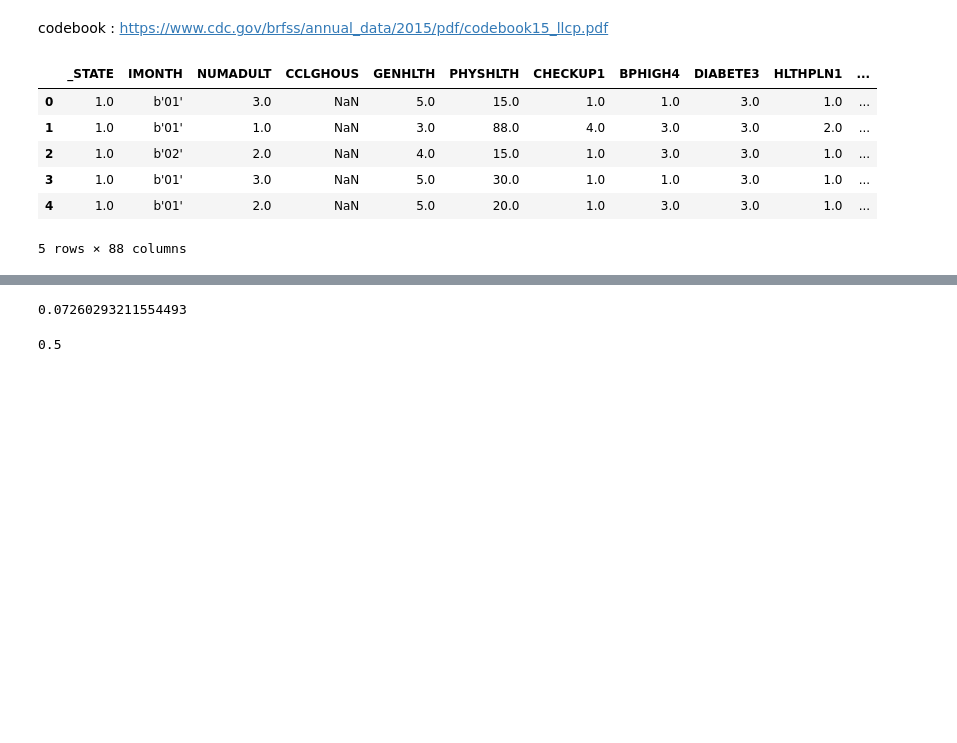
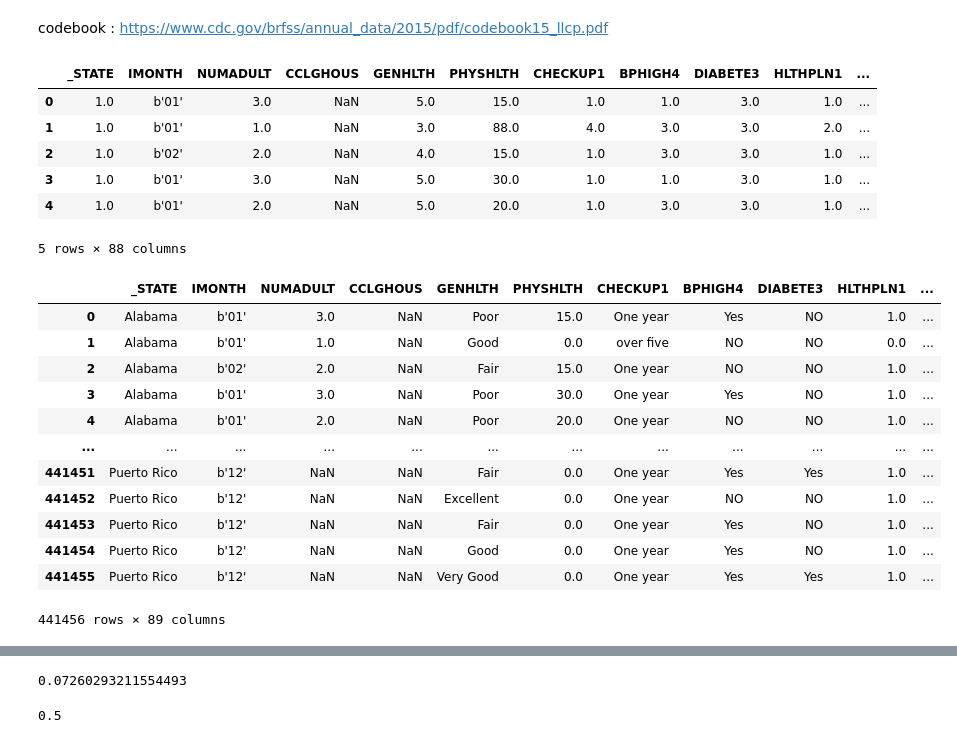
Before and after one commit to fyre87/TeamTeam_Stat303, a Jupyter notebook: LassoArchive.ipynb, the cells around one changed output, grey strips where cells are left out. Saved outputs shown, nothing was run; the diff lists cells and outputs as text; code cells hidden in the pictures; blank space fills up the shorter version.

```diff
--- a/LassoArchive.ipynb
+++ b/LassoArchive.ipynb
@@ -129,33 +129,50 @@ clean.loc[(clean.WEIGHT2 == 9999),'WEIGHT2']=np.nan
 clean['WEIGHT2'] = np.where((clean['WEIGHT2'] >= 9000),
                                np.mod(clean['WEIGHT2'], 9000)*2.2, clean['WEIGHT2'])
 
 
 clean.loc[(clean.ALCDAY5 == 'BLANK'),'ALCDAY5']= np.nan
 clean.loc[(clean.ALCDAY5 == 777),'ALCDAY5']= np.nan
 clean.loc[(clean.ALCDAY5 == 999),'ALCDAY5']=np.nan
 clean.loc[(clean.ALCDAY5 == 888),'ALCDAY5']=0
 
 #making it all within the last month
 
 clean['ALCDAY5'] = np.where((clean['ALCDAY5'] <= 200),
                                np.mod(clean['ALCDAY5'], 100)*4, clean['ALCDAY5'])
 clean['ALCDAY5'] = np.where((clean['ALCDAY5'] >= 200),
                                np.mod(clean['ALCDAY5'], 200), clean['ALCDAY5'])
 
 
 clean.loc[(clean.FRUIT1 == 'BLANK'),'FRUIT1']= np.nan
 clean.loc[(clean.FRUIT1 == 777),'FRUIT1']= np.nan
 clean.loc[(clean.FRUIT1 == 999),'FRUIT1']=np.nan
 clean.loc[(clean.FRUIT1 == 555),'FRUIT1']=0
 clean.loc[(clean.FRUIT1 == 300),'FRUIT1']=0
 
 #making it all within the last month
 clean['FRUIT1'] = np.where((clean['FRUIT1'] <= 200),
                                np.mod(clean['FRUIT1'], 100)*30, clean['FRUIT1'])
 clean['FRUIT1'] = np.where((clean['FRUIT1'] >= 200)&(clean['FRUIT1'] < 300),
                                np.mod(clean['FRUIT1'], 200)*4, clean['FRUIT1'])
 clean['FRUIT1'] = np.where((clean['FRUIT1'] > 300)&(clean['FRUIT1'] < 400),
                                np.mod(clean['FRUIT1'], 300), clean['FRUIT1'])
+
+
+clean
+# %% [output]
+|  | _STATE | IMONTH | NUMADULT | CCLGHOUS | GENHLTH | PHYSHLTH | CHECKUP1 | BPHIGH4 | DIABETE3 | HLTHPLN1 | ... |
+| 0 | Alabama | b'01' | 3.0 | NaN | Poor | 15.0 | One year | Yes | NO | 1.0 | ... |
+| 1 | Alabama | b'01' | 1.0 | NaN | Good | 0.0 | over five | NO | NO | 0.0 | ... |
+| 2 | Alabama | b'02' | 2.0 | NaN | Fair | 15.0 | One year | NO | NO | 1.0 | ... |
+| 3 | Alabama | b'01' | 3.0 | NaN | Poor | 30.0 | One year | Yes | NO | 1.0 | ... |
+| 4 | Alabama | b'01' | 2.0 | NaN | Poor | 20.0 | One year | NO | NO | 1.0 | ... |
+| ... | ... | ... | ... | ... | ... | ... | ... | ... | ... | ... | ... |
+| 441451 | Puerto Rico | b'12' | NaN | NaN | Fair | 0.0 | One year | Yes | Yes | 1.0 | ... |
+| 441452 | Puerto Rico | b'12' | NaN | NaN | Excellent | 0.0 | One year | NO | NO | 1.0 | ... |
+| 441453 | Puerto Rico | b'12' | NaN | NaN | Fair | 0.0 | One year | Yes | NO | 1.0 | ... |
+| 441454 | Puerto Rico | b'12' | NaN | NaN | Good | 0.0 | One year | Yes | NO | 1.0 | ... |
+| 441455 | Puerto Rico | b'12' | NaN | NaN | Very Good | 0.0 | One year | Yes | Yes | 1.0 | ... |
+441456 rows × 89 columns
 # %%
 # pages 35-69
 
```
Also changed, not shown: parts of 18 cells of this notebook.
